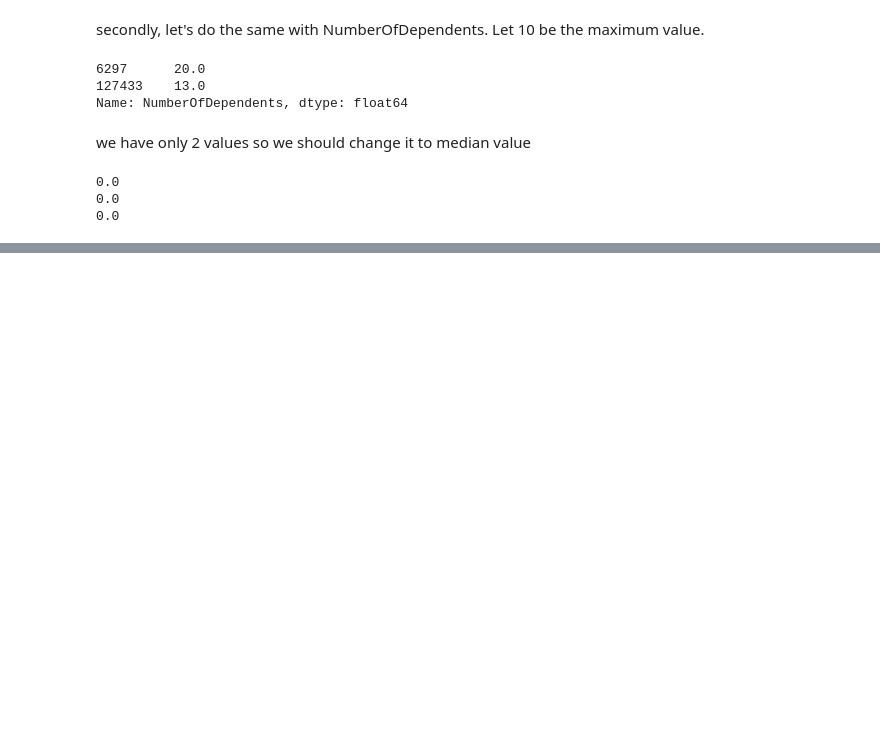
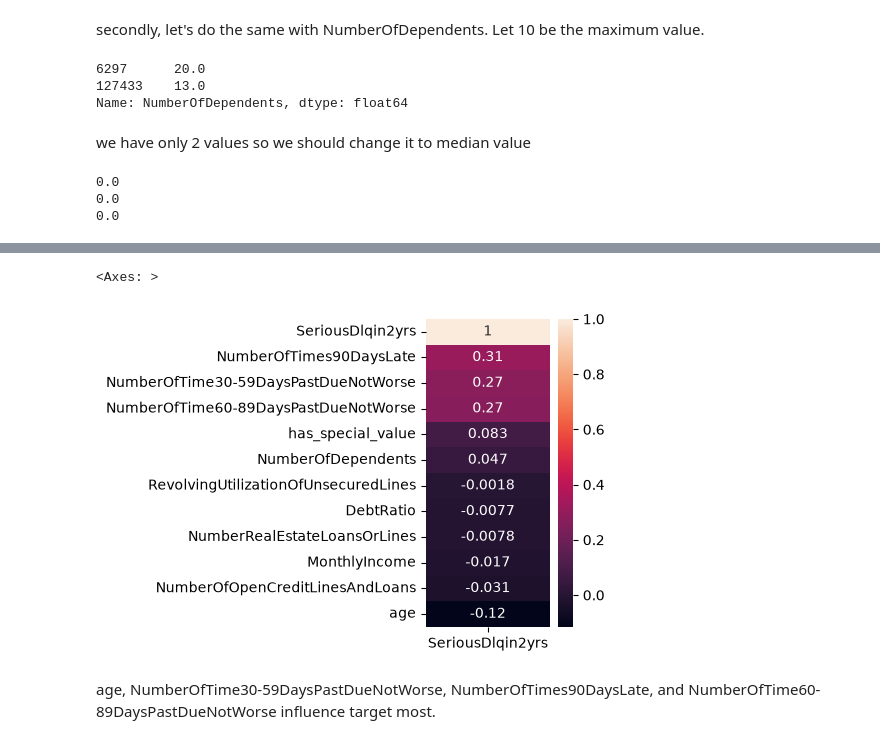
Before and after one commit to coretlwww/credit-risk-prediction, a Jupyter notebook: notebooks/01_eda.ipynb, the cells around one changed output, grey strips where cells are left out. Cells and saved outputs as stored; diff of their text form; code cells hidden in the pictures; blank space fills up the shorter version.

```diff
--- a/notebooks/01_eda.ipynb
+++ b/notebooks/01_eda.ipynb
@@ -333,0 +401,12 @@ print(credit_data['NumberOfDependents'].iloc[127433])
+# %%
+correlation_matrix = credit_data.corr()
+
+target_col = credit_data.iloc[:, 0].name
+single_corr = correlation_matrix[[target_col]].sort_values(by=target_col, ascending=False)
+plt.figure(figsize=(2, 4))
+sns.heatmap(data=single_corr, annot=True)
+# %% [output]
+<Axes: >
+[figure, added]
+# %% [markdown]
+age, NumberOfTime30-59DaysPastDueNotWorse, NumberOfTimes90DaysLate, and NumberOfTime60-89DaysPastDueNotWorse influence target most.
```
Also changed, not shown: parts of 11 cells of this notebook.
